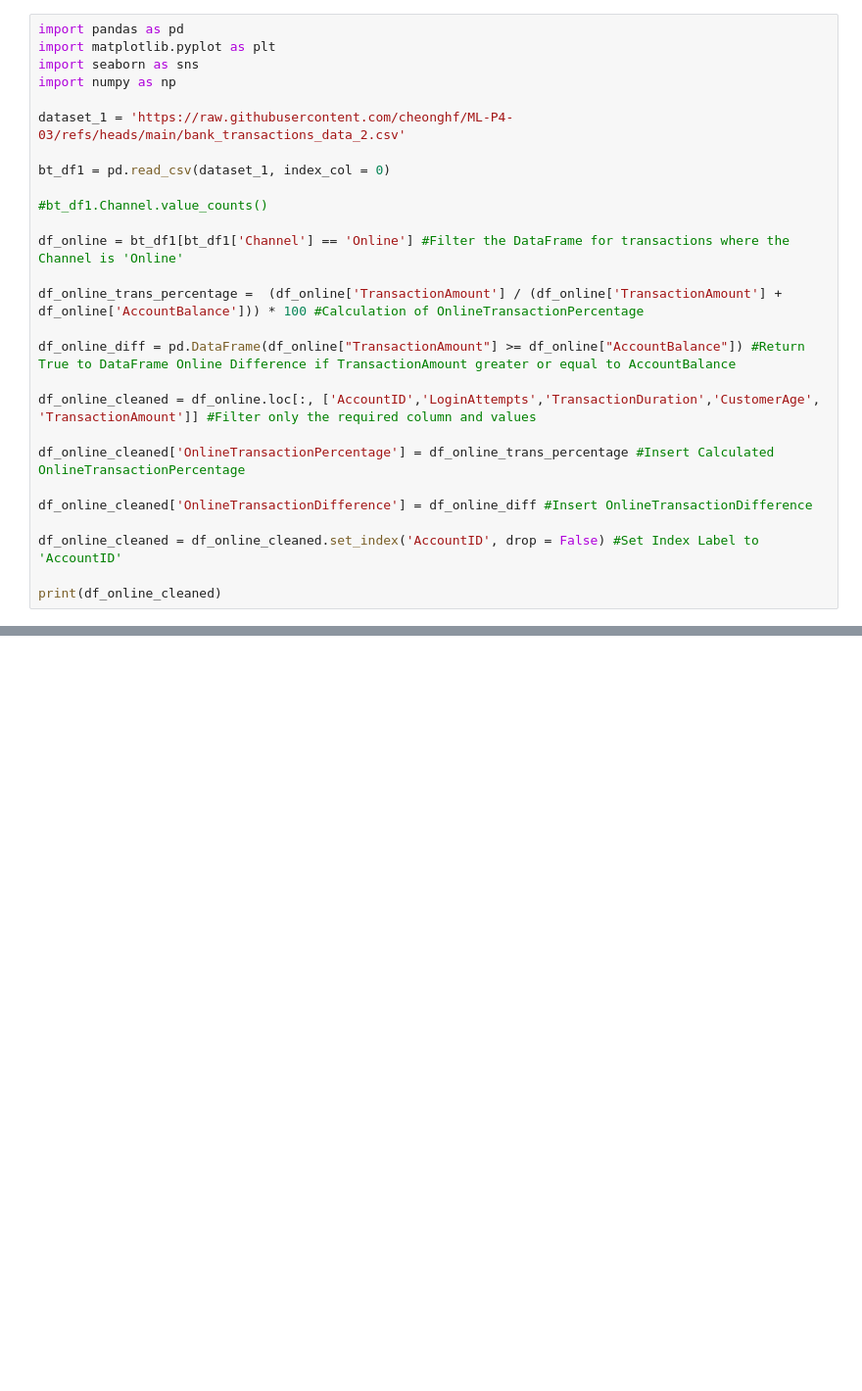
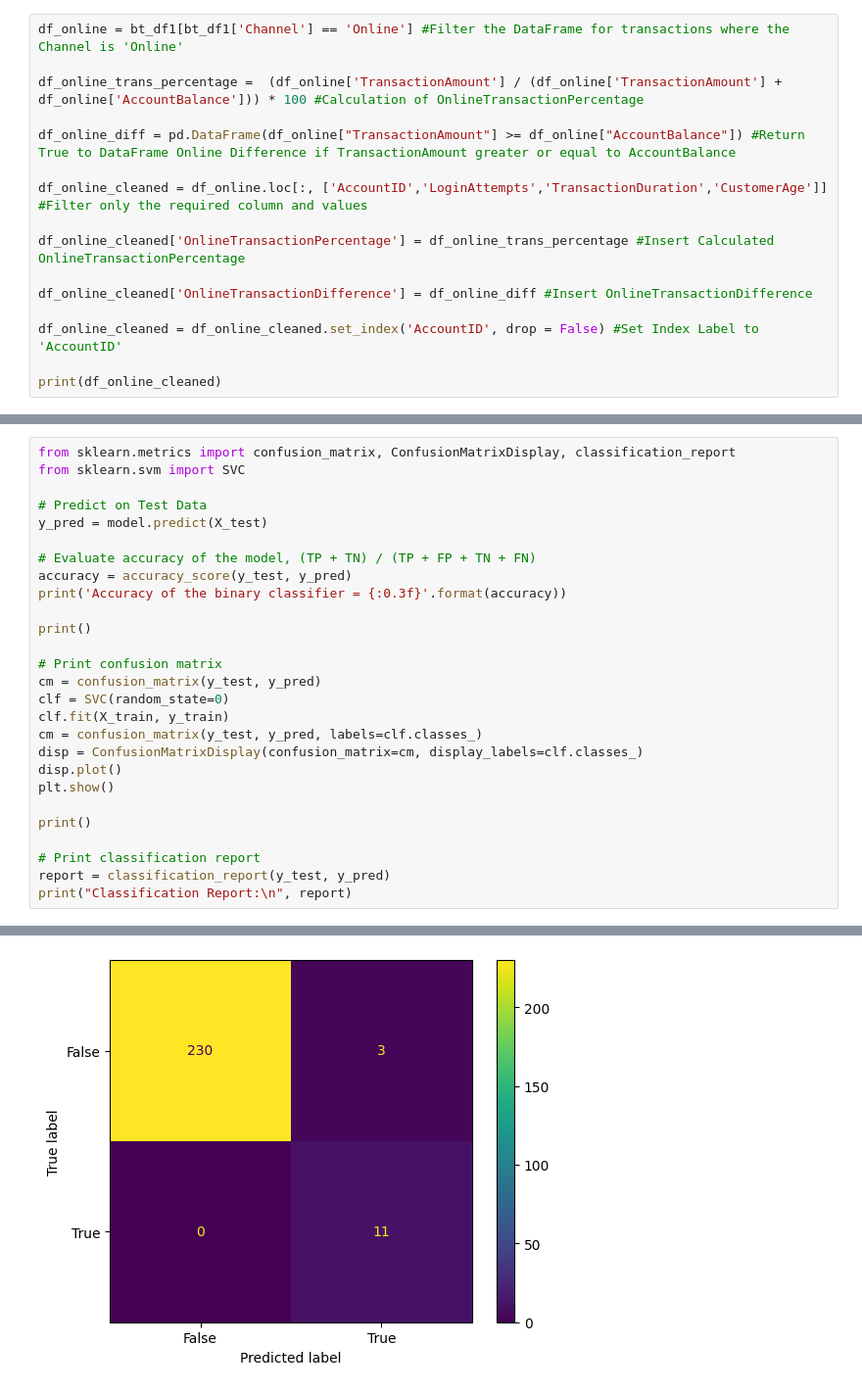
Before and after one commit to cheonghf/ML-P4-03, a Jupyter notebook: Project_SourceCode_P4_03.ipynb, the cells around one changed output, grey strips where cells are left out. Shown: that part at 98% size. Drawn from its saved outputs; the diff is of its cells as text; blank space fills up the shorter version.

```diff
--- a/Project_SourceCode_P4_03.ipynb
+++ b/Project_SourceCode_P4_03.ipynb
@@ -3,22 +46,11 @@
 # %%
-import pandas as pd
-import matplotlib.pyplot as plt
-import seaborn as sns
-import numpy as np
-
-dataset_1 = 'https://raw.githubusercontent.com/cheonghf/ML-P4-03/refs/heads/main/bank_transactions_data_2.csv'
-
-bt_df1 = pd.read_csv(dataset_1, index_col = 0)
-
-#bt_df1.Channel.value_counts()
-
 df_online = bt_df1[bt_df1['Channel'] == 'Online'] #Filter the DataFrame for transactions where the Channel is 'Online'
 
 df_online_trans_percentage =  (df_online['TransactionAmount'] / (df_online['TransactionAmount'] + df_online['AccountBalance'])) * 100 #Calculation of OnlineTransactionPercentage
 
 df_online_diff = pd.DataFrame(df_online["TransactionAmount"] >= df_online["AccountBalance"]) #Return True to DataFrame Online Difference if TransactionAmount greater or equal to AccountBalance
 
-df_online_cleaned = df_online.loc[:, ['AccountID','LoginAttempts','TransactionDuration','CustomerAge', 'TransactionAmount']] #Filter only the required column and values
+df_online_cleaned = df_online.loc[:, ['AccountID','LoginAttempts','TransactionDuration','CustomerAge']] #Filter only the required column and values
 
 df_online_cleaned['OnlineTransactionPercentage'] = df_online_trans_percentage #Insert Calculated OnlineTransactionPercentage
 
@@ -66,0 +110,28 @@ print('Accuracy of the binary classifier = {:0.3f}'.format(accuracy))
+# %%
+from sklearn.metrics import confusion_matrix, ConfusionMatrixDisplay, classification_report
+from sklearn.svm import SVC
+
+# Predict on Test Data
+y_pred = model.predict(X_test)
+
+# Evaluate accuracy of the model, (TP + TN) / (TP + FP + TN + FN)
+accuracy = accuracy_score(y_test, y_pred)
+print('Accuracy of the binary classifier = {:0.3f}'.format(accuracy))
+
+print()
+
+# Print confusion matrix
+cm = confusion_matrix(y_test, y_pred)
+clf = SVC(random_state=0)
+clf.fit(X_train, y_train)
+cm = confusion_matrix(y_test, y_pred, labels=clf.classes_)
+disp = ConfusionMatrixDisplay(confusion_matrix=cm, display_labels=clf.classes_)
+disp.plot()
+plt.show()
+
+print()
+
+# Print classification report
+report = classification_report(y_test, y_pred)
+print("Classification Report:\n", report)
+# %% [output]
@@ -66,0 +139 @@ print('Accuracy of the binary classifier = {:0.3f}'.format(accuracy))
+[figure, added]
```
Also changed, not shown: parts of 49 cells of this notebook.
